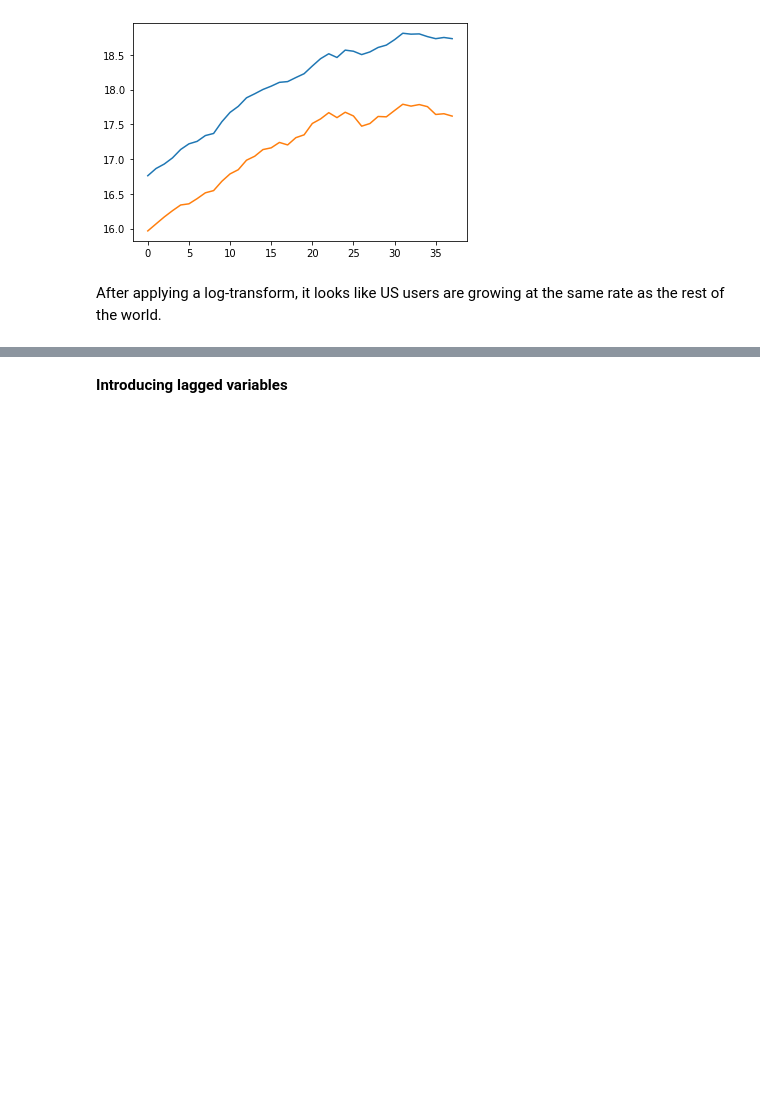
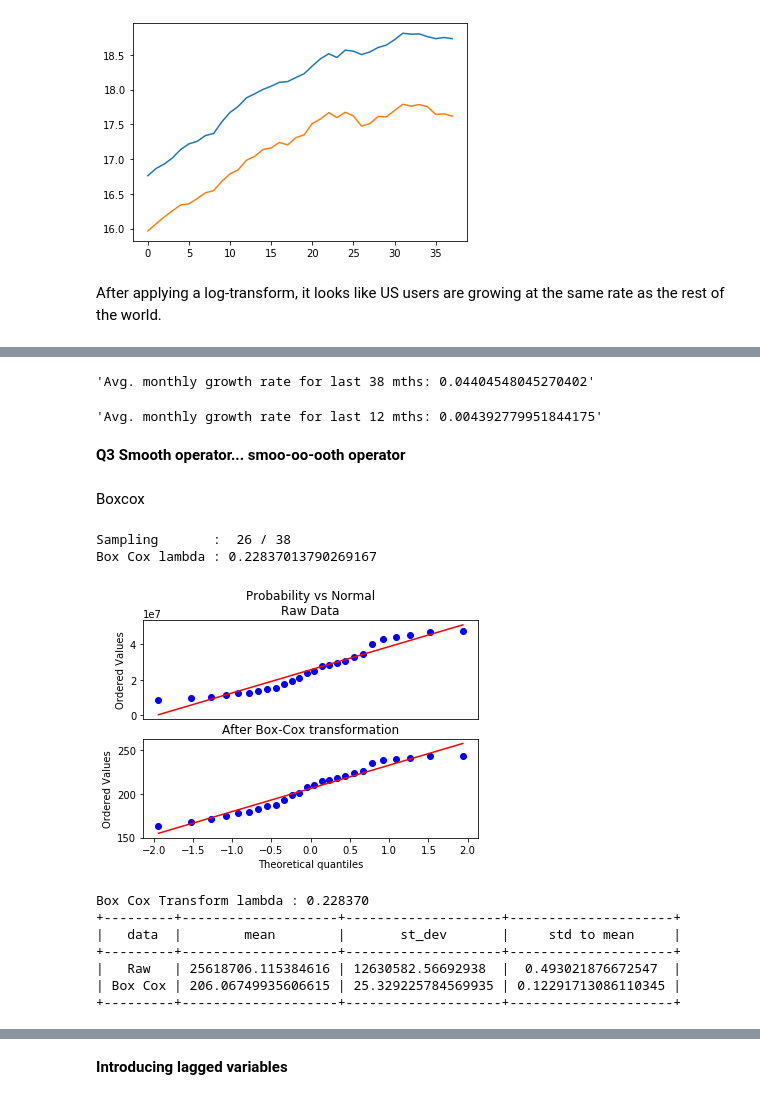
Before and after one commit to harizhisham/yahoo-tumblr, a Jupyter notebook: tumblr-acquistion-sol.ipynb, the cells around one changed output, grey strips where cells are left out. Cells and saved outputs as stored; diff of their text form; code cells hidden in the pictures; blank space fills up the shorter version.

```diff
--- a/tumblr-acquistion-sol.ipynb
+++ b/tumblr-acquistion-sol.ipynb
@@ -118,0 +174,26 @@ After applying a log-transform, it looks like US users are growing at the same r
+# %%
+calculate_amg(y1, 38)
+# %% [output]
+'Avg. monthly growth rate for last 38 mths: 0.04404548045270402'
+# %%
+calculate_amg(y1, 12)
+# %% [output]
+'Avg. monthly growth rate for last 12 mths: 0.004392779951844175'
+# %% [markdown]
+__Q3 Smooth operator... smoo-oo-ooth operator__
+# %% [markdown]
+Boxcox
+# %%
+bc = boxcox.BoxCox(y1, test_size=.3)
+bc.plot()
+# %% [output]
+Sampling       :  26 / 38
+Box Cox lambda : 0.22837013790269167
+[figure, added]
+Box Cox Transform lambda : 0.228370
++---------+--------------------+--------------------+---------------------+
+|   data  |        mean        |       st_dev       |     std to mean     |
++---------+--------------------+--------------------+---------------------+
+|   Raw   | 25618706.115384616 | 12630582.56692938  |  0.493021876672547  |
+| Box Cox | 206.06749935606615 | 25.329225784569935 | 0.12291713086110345 |
++---------+--------------------+--------------------+---------------------+
```
Also changed, not shown: parts of 40 cells of this notebook.
